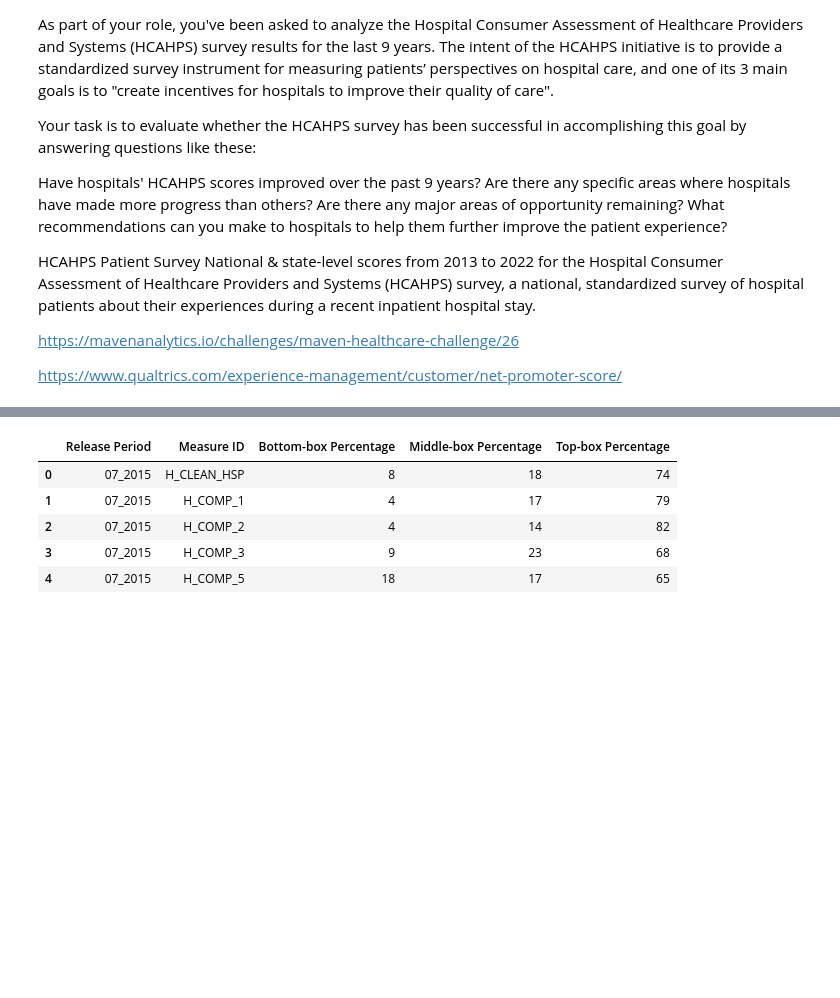
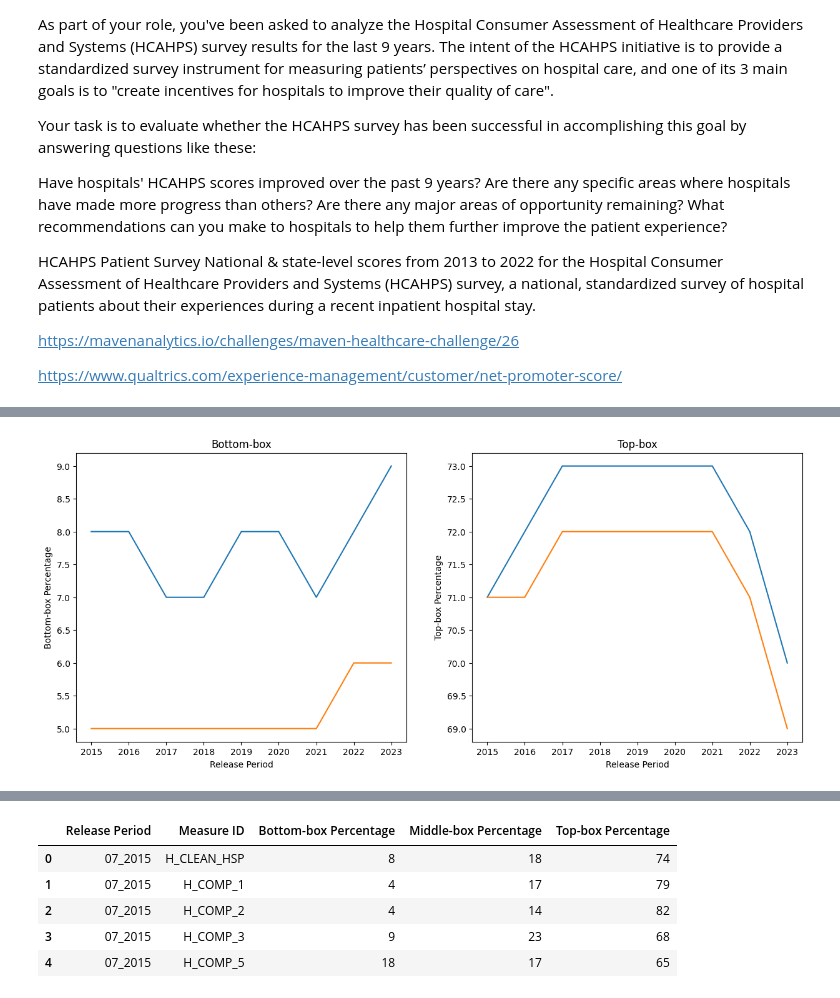
Before and after one commit to andyguo0228/maven_healthcare, a Jupyter notebook: maven_healthcare.ipynb, the cells around one changed output, grey strips where cells are left out. Cells and saved outputs as stored; diff of their text form; code cells hidden in the pictures; blank space fills up the shorter version.

```diff
--- a/maven_healthcare.ipynb
+++ b/maven_healthcare.ipynb
@@ -43,0 +28,10 @@ memory usage: 3.6+ KB
+# %%
+directory_path = 'data_tables/'
+
+file_paths = [os.path.join(directory_path, file) for file in os.listdir(directory_path) if file.endswith('.csv')]
+
+dataframes = {os.path.basename(file).replace('.csv', ''): pd.read_csv(file) for file in file_paths}
+# %%
+national_results = dataframes['national_results']
+print(national_results.info())
+print(national_results['Measure ID'].unique())
@@ -43,0 +70,7 @@ memory usage: 3.6+ KB
+# %%
+#Convert release period to datetime
+
+#df_rating = df[df['Measure ID'] == 'H_HSP_RATING']
+#df_rating['Release Period'] = df_rating['Release Period'].str.lstrip('07_')
+national_results['Release Period'] = pd.to_datetime(national_results['Release Period'].str.lstrip('07_'))
+national_results.head()
@@ -43,0 +84,17 @@ memory usage: 3.6+ KB
+# %%
+national_results_rating = national_results[national_results['Measure ID'] == 'H_HSP_RATING']
+national_results_rec = national_results[national_results['Measure ID'] == 'H_RECMND']
+# %%
+
+fig, axes = plt.subplots(1, 2, figsize=(15, 6))
+sns.lineplot(data=national_results_rating, x='Release Period', y='Bottom-box Percentage', ax=axes[0])
+sns.lineplot(data=national_results_rec, x='Release Period', y='Bottom-box Percentage', ax=axes[0])
+
+axes[0].set_title('Bottom-box')
+sns.lineplot(data=national_results_rating, x='Release Period', y='Top-box Percentage', ax=axes[1])
+sns.lineplot(data=national_results_rec, x='Release Period', y='Top-box Percentage', ax=axes[1])
+
+axes[1].set_title('Top-box')
+plt.show()
+# %% [output]
+[figure, added]
```
Also changed, not shown: parts of 7 cells of this notebook.
